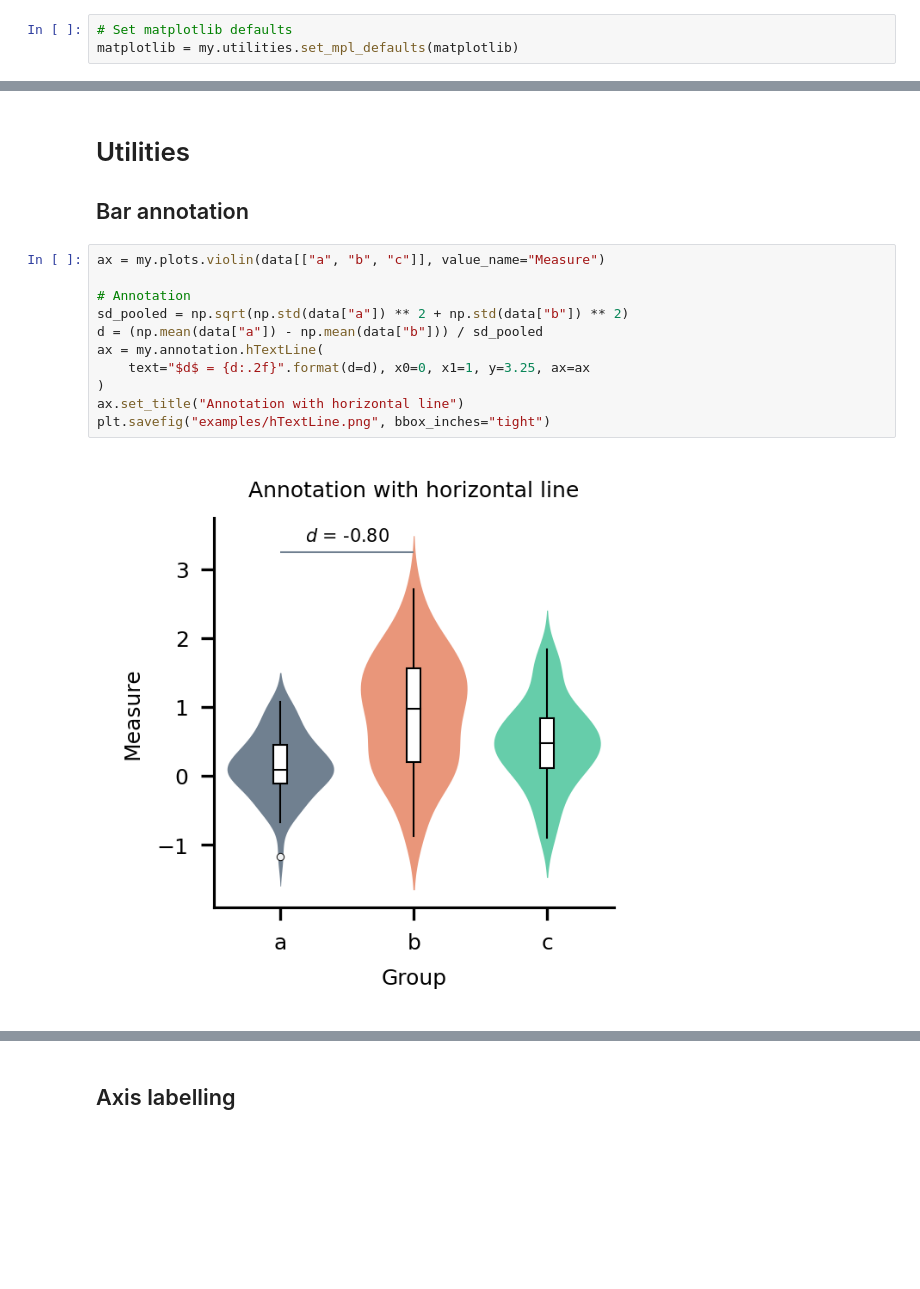
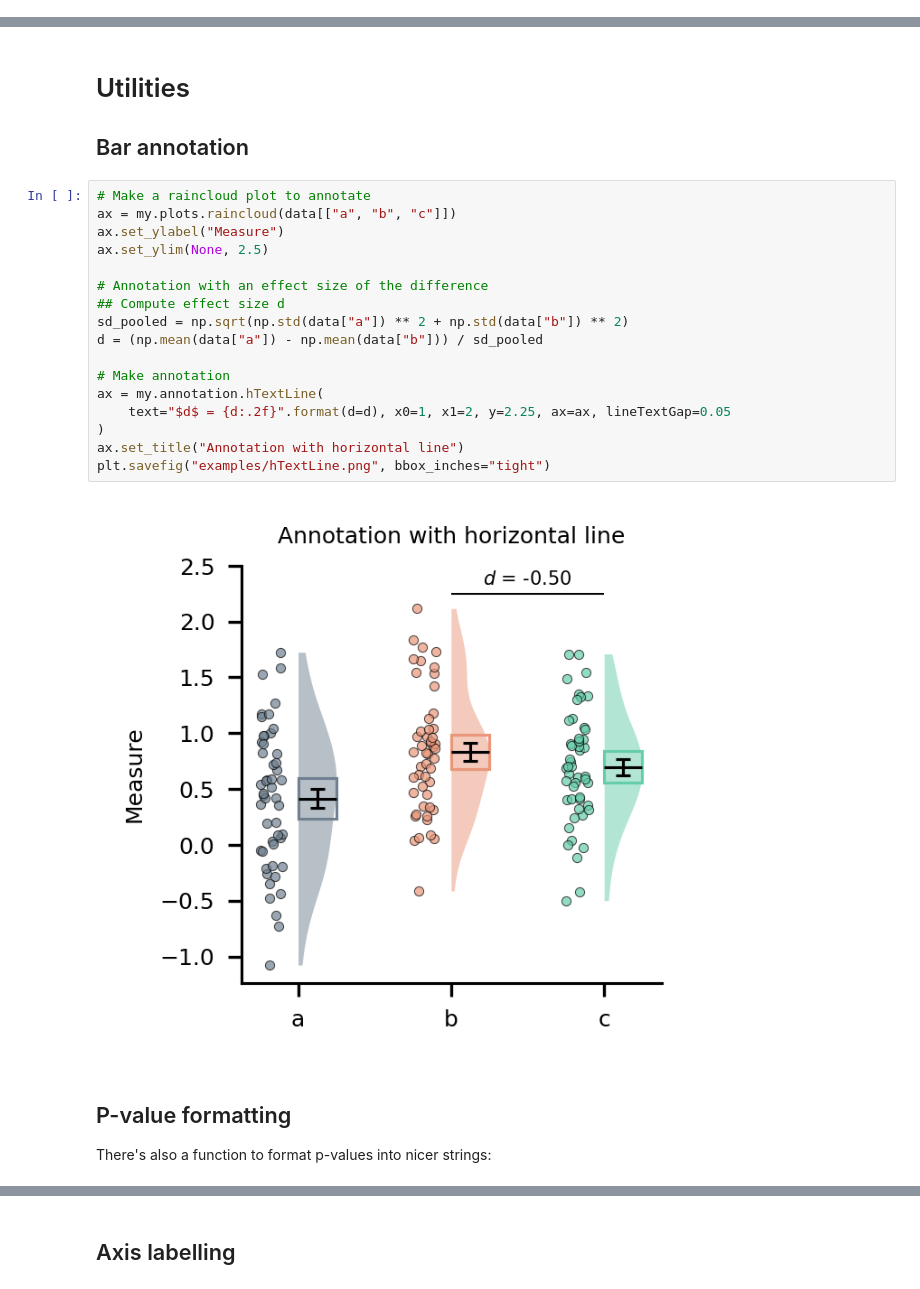
Before and after one commit to moltaire/myplotlib, a Jupyter notebook: gallery.ipynb, the cells around one changed output, grey strips where cells are left out. Cells and saved outputs as stored; diff of their text form; blank space fills up the shorter version.

Commit message:
updated gallery, reran all plots

```diff
--- a/gallery.ipynb
+++ b/gallery.ipynb
@@ -5,9 +7,6 @@ import numpy as np
 import pandas as pd
 
 import myplotlib as my
-# %%
-# Set matplotlib defaults
-matplotlib = my.utilities.set_mpl_defaults(matplotlib)
 # %% [markdown]
 # Make some data
 # %%
@@ -185,15 +190,25 @@ plt.savefig("examples/model_recovery.png", bbox_inches="tight")
 # Utilities
 ## Bar annotation
 # %%
-ax = my.plots.violin(data[["a", "b", "c"]], value_name="Measure")
+# Make a raincloud plot to annotate
+ax = my.plots.raincloud(data[["a", "b", "c"]])
+ax.set_ylabel("Measure")
+ax.set_ylim(None, 2.5)
 
-# Annotation
+# Annotation with an effect size of the difference
+## Compute effect size d
 sd_pooled = np.sqrt(np.std(data["a"]) ** 2 + np.std(data["b"]) ** 2)
 d = (np.mean(data["a"]) - np.mean(data["b"])) / sd_pooled
+
+# Make annotation
 ax = my.annotation.hTextLine(
-    text="$d$ = {d:.2f}".format(d=d), x0=0, x1=1, y=3.25, ax=ax
+    text="$d$ = {d:.2f}".format(d=d), x0=1, x1=2, y=2.25, ax=ax, lineTextGap=0.05
 )
 ax.set_title("Annotation with horizontal line")
 plt.savefig("examples/hTextLine.png", bbox_inches="tight")
 # %% [output]
-[figure, old version]
+[figure, new version]
+# %% [markdown]
+## P-value formatting
+
+There's also a function to format p-values into nicer strings:
```
Also changed, not shown: parts of 32 cells of this notebook, 9 other files.
